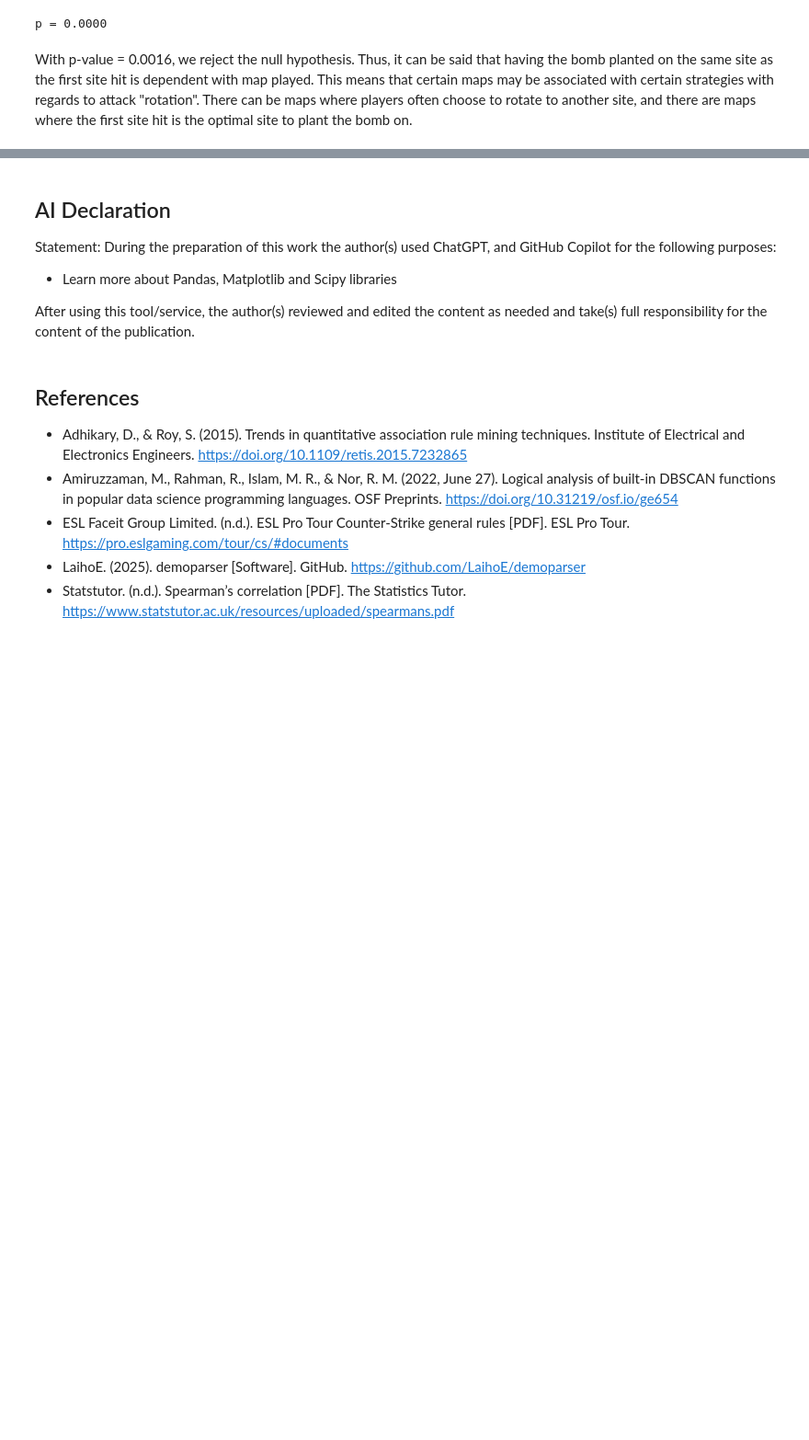
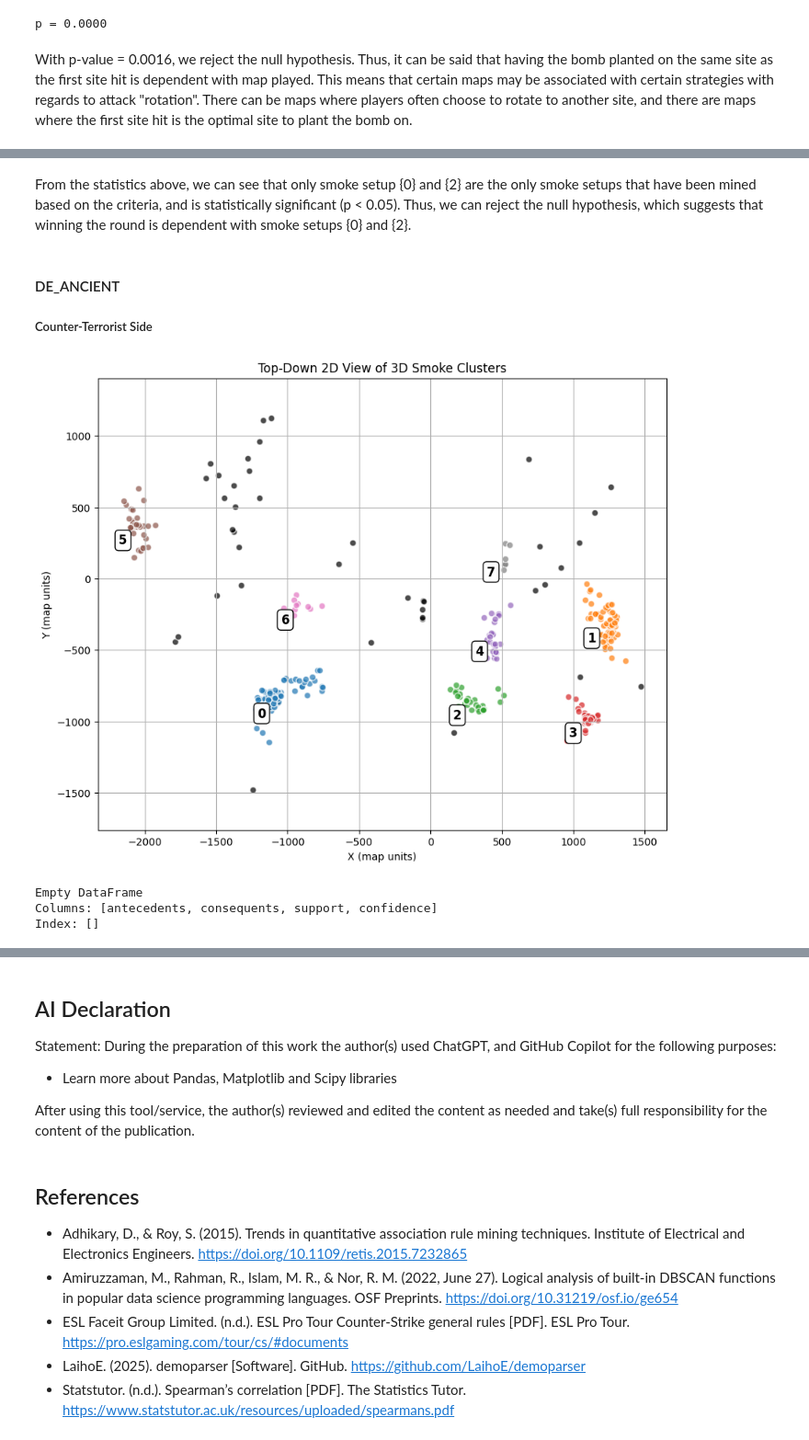
Before and after one commit to iwillreku3206/CSMODEL-MP, a Jupyter notebook: MP.ipynb, the cells around one changed output, grey strips where cells are left out. Shown at 92% size. Drawn from its saved outputs; the diff is of its cells as text; code cells hidden in the pictures; blank space fills up the shorter version.

```diff
--- a/MP.ipynb
+++ b/MP.ipynb
@@ -2184,0 +2915,12 @@ With p-value = 0.0016, we reject the null hypothesis. Thus, it can be said that
+# %% [markdown]
+From the statistics above, we can see that only smoke setup {0} and {2} are the only smoke setups that have been mined based on the criteria, and is statistically significant (p < 0.05). Thus, we can reject the null hypothesis, which suggests that winning the round is dependent with smoke setups {0} and {2}.
+# %% [markdown]
+#### DE_ANCIENT
+##### Counter-Terrorist Side
+# %%
+main_func("de_ancient", "CT")
+# %% [output]
+[figure, added]
+Empty DataFrame
+Columns: [antecedents, consequents, support, confidence]
+Index: []
```
Also changed, not shown: parts of 115 cells of this notebook.
